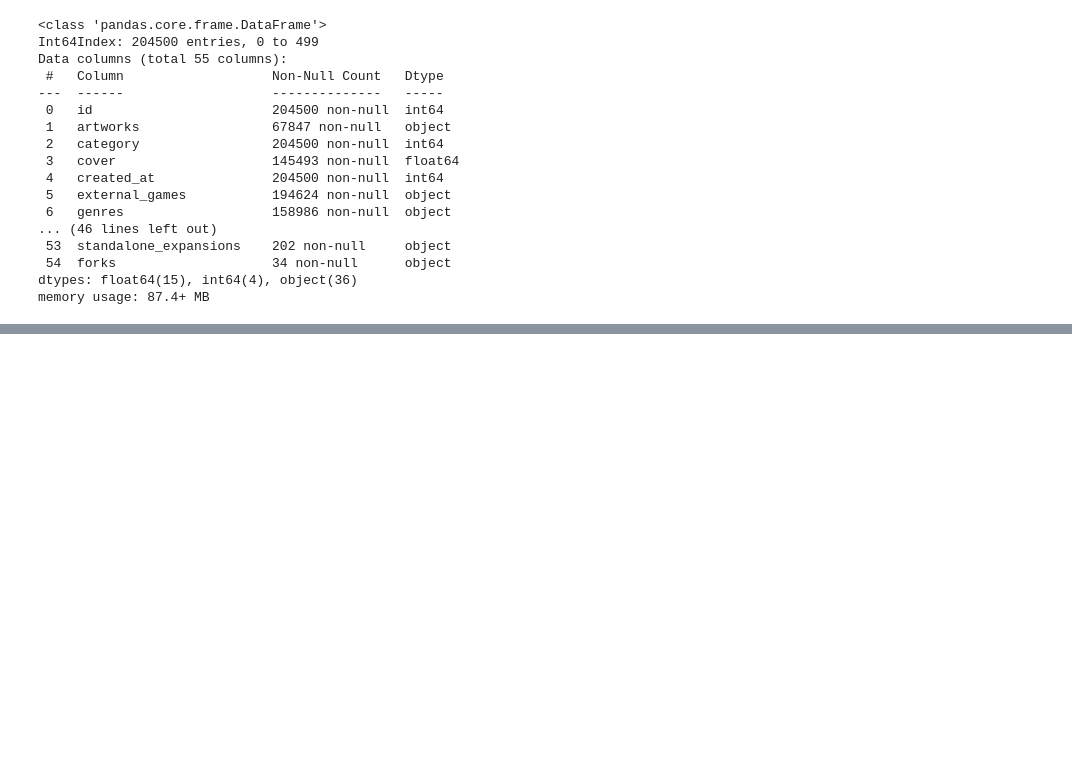
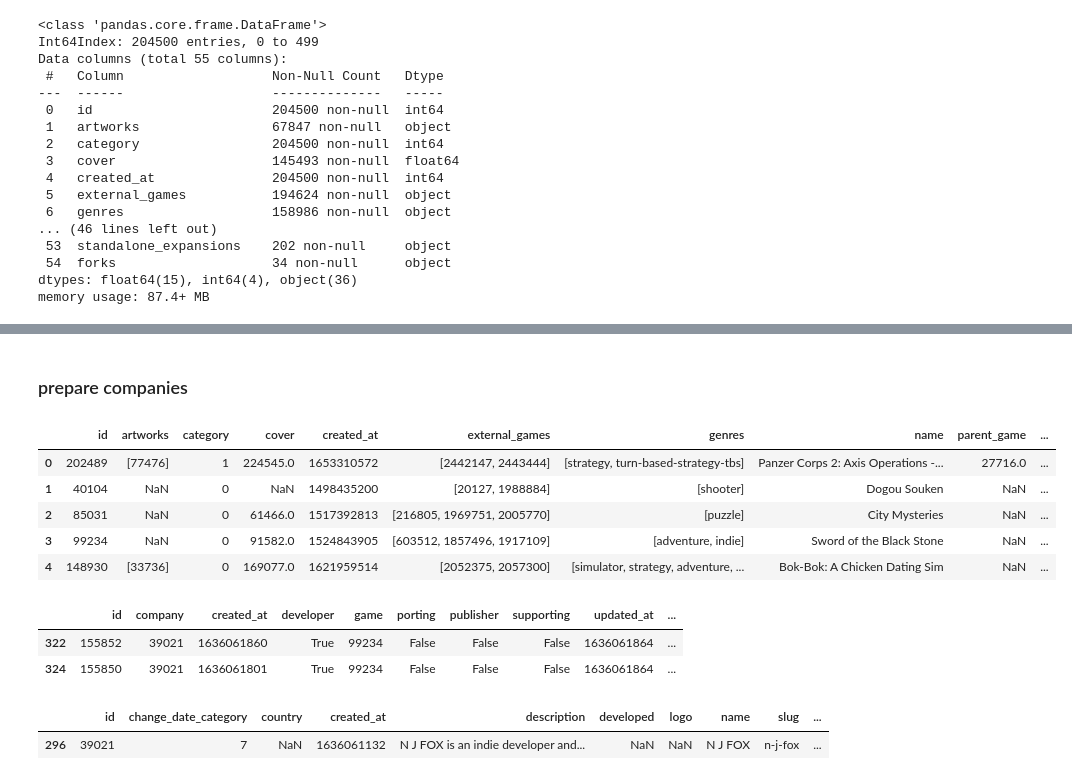
Before and after one commit to MrEnigmamgine/Videogame-Capstone_fork, a Jupyter notebook: jarrid_workbook.ipynb, the cells around one changed output, grey strips where cells are left out. Drawn from its saved outputs; the diff is of its cells as text; code cells hidden in the pictures; blank space fills up the shorter version.

```diff
--- a/jarrid_workbook.ipynb
+++ b/jarrid_workbook.ipynb
@@ -1187,0 +1299,2 @@ memory usage: 87.4+ MB
+# %% [markdown]
+### prepare companies
@@ -1187,0 +1311,22 @@ memory usage: 87.4+ MB
+# %%
+game_library['companies'] = pd.DataFrame(game_library.genres.apply(test_funct))
+# %%
+game_library.head(5)
+# %% [output]
+|  | id | artworks | category | cover | created_at | external_games | genres | name | parent_game | ... |
+| 0 | 202489 | [77476] | 1 | 224545.0 | 1653310572 | [2442147, 2443444] | [strategy, turn-based-strategy-tbs] | Panzer Corps 2: Axis Operations -... | 27716.0 | ... |
+| 1 | 40104 | NaN | 0 | NaN | 1498435200 | [20127, 1988884] | [shooter] | Dogou Souken | NaN | ... |
+| 2 | 85031 | NaN | 0 | 61466.0 | 1517392813 | [216805, 1969751, 2005770] | [puzzle] | City Mysteries | NaN | ... |
+| 3 | 99234 | NaN | 0 | 91582.0 | 1524843905 | [603512, 1857496, 1917109] | [adventure, indie] | Sword of the Black Stone | NaN | ... |
+| 4 | 148930 | [33736] | 0 | 169077.0 | 1621959514 | [2052375, 2057300] | [simulator, strategy, adventure, ... | Bok-Bok: A Chicken Dating Sim | NaN | ... |
+# %%
+involved_companies[involved_companies['game']== 99234]
+# %% [output]
+|  | id | company | created_at | developer | game | porting | publisher | supporting | updated_at | ... |
+| 322 | 155852 | 39021 | 1636061860 | True | 99234 | False | False | False | 1636061864 | ... |
+| 324 | 155850 | 39021 | 1636061801 | True | 99234 | False | False | False | 1636061864 | ... |
+# %%
+companies[companies['id']== 39021]
+# %% [output]
+|  | id | change_date_category | country | created_at | description | developed | logo | name | slug | ... |
+| 296 | 39021 | 7 | NaN | 1636061132 | N J FOX is an indie developer and... | NaN | NaN | N J FOX | n-j-fox | ... |
```
Also changed, not shown: parts of 15 cells of this notebook.
